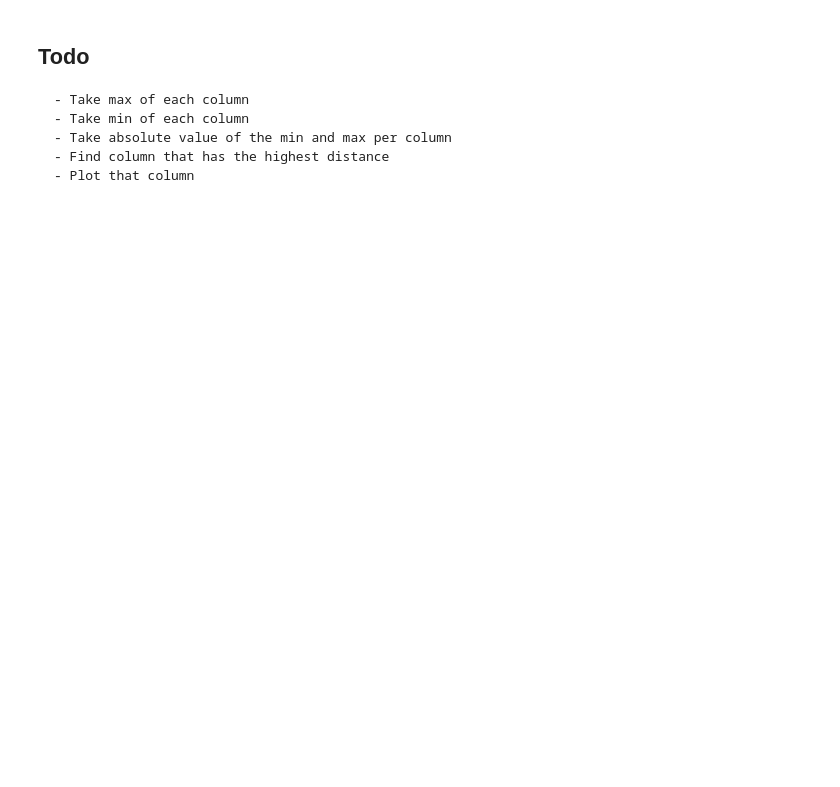
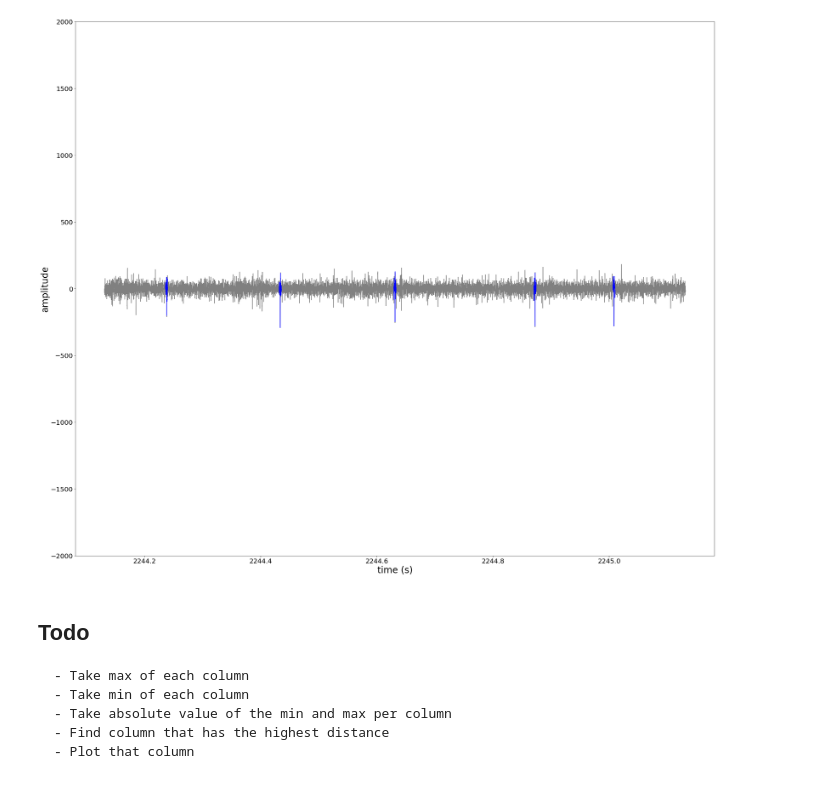
Before and after one commit to Ruairi-osul/ephys, a Jupyter notebook: mua_preprocess/notebooks/tran_waveforms.ipynb, the cells around one changed output. Saved outputs shown, nothing was run; the diff lists cells and outputs as text; code cells hidden in the pictures; blank space fills up the shorter version.

```diff
--- a/mua_preprocess/notebooks/tran_waveforms.ipynb
+++ b/mua_preprocess/notebooks/tran_waveforms.ipynb
@@ -76,2 +70,0 @@ df = df.loc[df['cluster'].isin(good_cluster_numbers)]
-# %%
-extracted_spikes = df[df['cluster']==cluster_to_plot]['spike_times'][0:num_spikes_for_averaging]
@@ -82,9 +70,0 @@ threeD_matrix = np.zeros((num_spikes_for_averaging, num_samples_per_waveform, nu
-# %%
-for spike in np.arange(0,num_spikes_for_averaging):
-    start_index = int(extracted_spikes.iloc[spike]+waveform_window[0])  #  start of waveform in raw data
-    end_index = int((extracted_spikes.iloc[spike]+waveform_window[-1])+1)  #  end of waveform in raw data
-
-    waveform = data[start_index:end_index, 0:num_channels] #  extract waveform from raw data
-    threeD_matrix[spike, :, :] = waveform[:,:]  #  add extracted waveform to 3d matrix
-
-mean_waveform = np.mean(threeD_matrix, axis=0)
@@ -94,0 +92,44 @@ waveform_per_channel_df = pd.DataFrame(mean_waveform, columns=cols)
+# %%
+Spike_chosen = 7700
+channel_chosen = 26
+
+plt.figure(figsize=(35,30))
+
+waveform_window = np.arange(int(-num_samples_per_waveform/2),int(num_samples_per_waveform/2))
+
+
+
+start_index = int(extracted_spikes.iloc[Spike_chosen]+waveform_window[0])
+end_index = int((extracted_spikes.iloc[Spike_chosen]+waveform_window[-1])+1)
+
+
+filtered_data = apply_filter(array=data[start_index:end_index, channel_chosen], low=400, high=6000, fs=30000, order=4)
+
+df_wave= pd.DataFrame({'Values':filtered_data})
+df_wave['time'] = np.arange(start_index, end_index, 1)
+
+df_final = pd.DataFrame({'time':df_wave['time']/30000, 'Value':df_wave['Values']})
+plt.plot(df_final['time'], df_final['Value'], color='gray')
+
+for spike in np.arange(Spike_chosen-2, Spike_chosen+3):
+
+    window_for_highlight = np.arange(-60,60)
+
+    start_highlight= int(extracted_spikes.iloc[spike]+window_for_highlight[0])
+    end_highlight = int((extracted_spikes.iloc[spike]+window_for_highlight[-1])+1)
+
+    filtered_highlight_data= apply_filter(array=data[start_highlight:end_highlight, channel_chosen], low=400, high=6000, fs=30000, order=4)
+
+
+    df_highlight = pd.DataFrame({'Values':filtered_highlight_data})
+    df_highlight['time'] = np.arange(start_highlight, end_highlight, 1)
+    df_highlight_final = pd.DataFrame({'time':df_highlight['time']/30000, 'Value':df_highlight['Values']})
+    plt.plot(df_highlight_final['time'], df_highlight_final['Value'], color='b')
+
+plt.ylim(-2000, 2000)
+plt.tick_params(axis='both', which='major', labelsize=20)
+plt.xlabel('time (s)', fontsize=28)
+plt.ylabel('amplitude', fontsize=28)
+plt.show()
+# %% [output]
+[figure, added]
```
Also changed, not shown: parts of 28 cells of this notebook.
